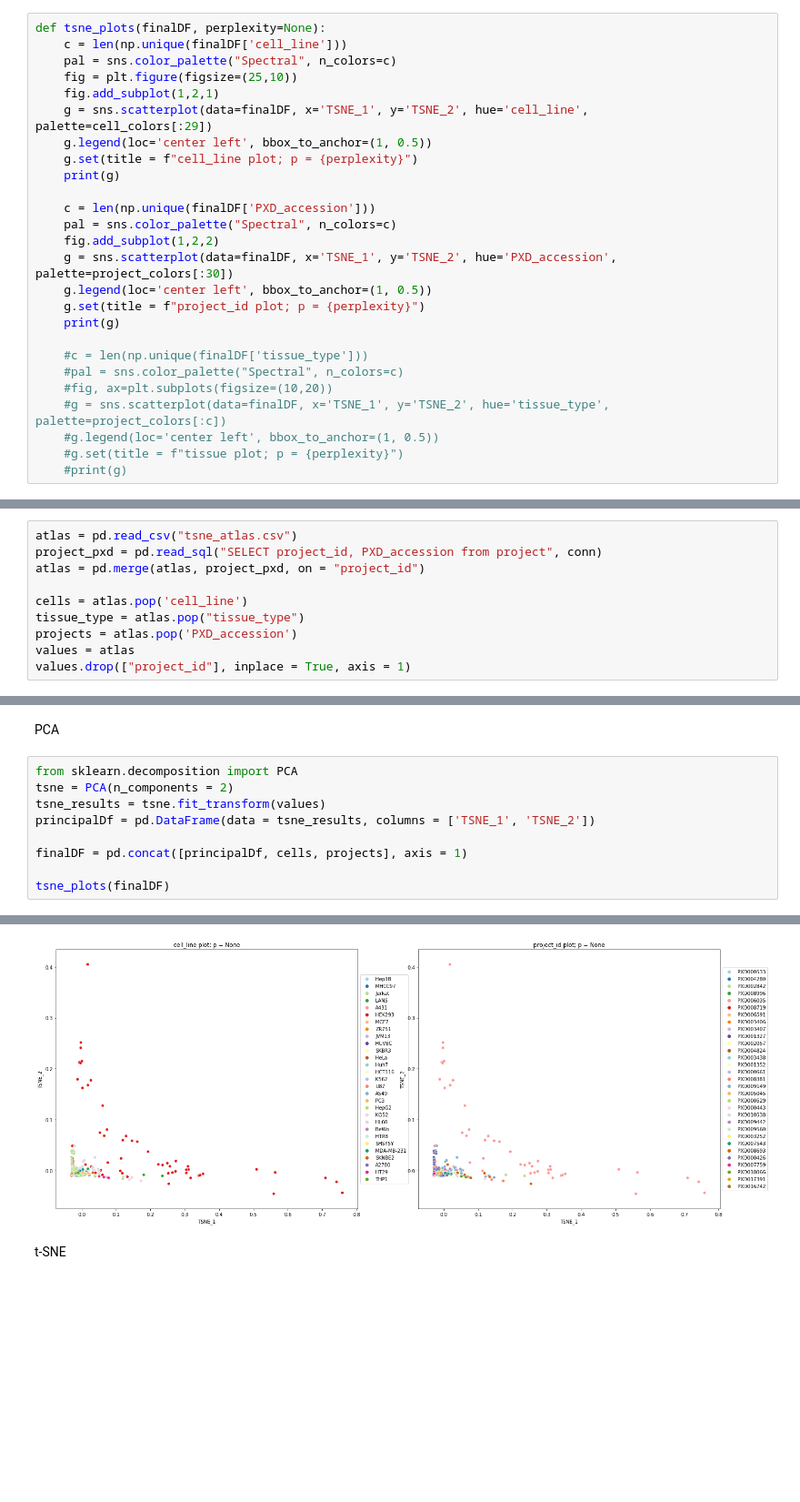
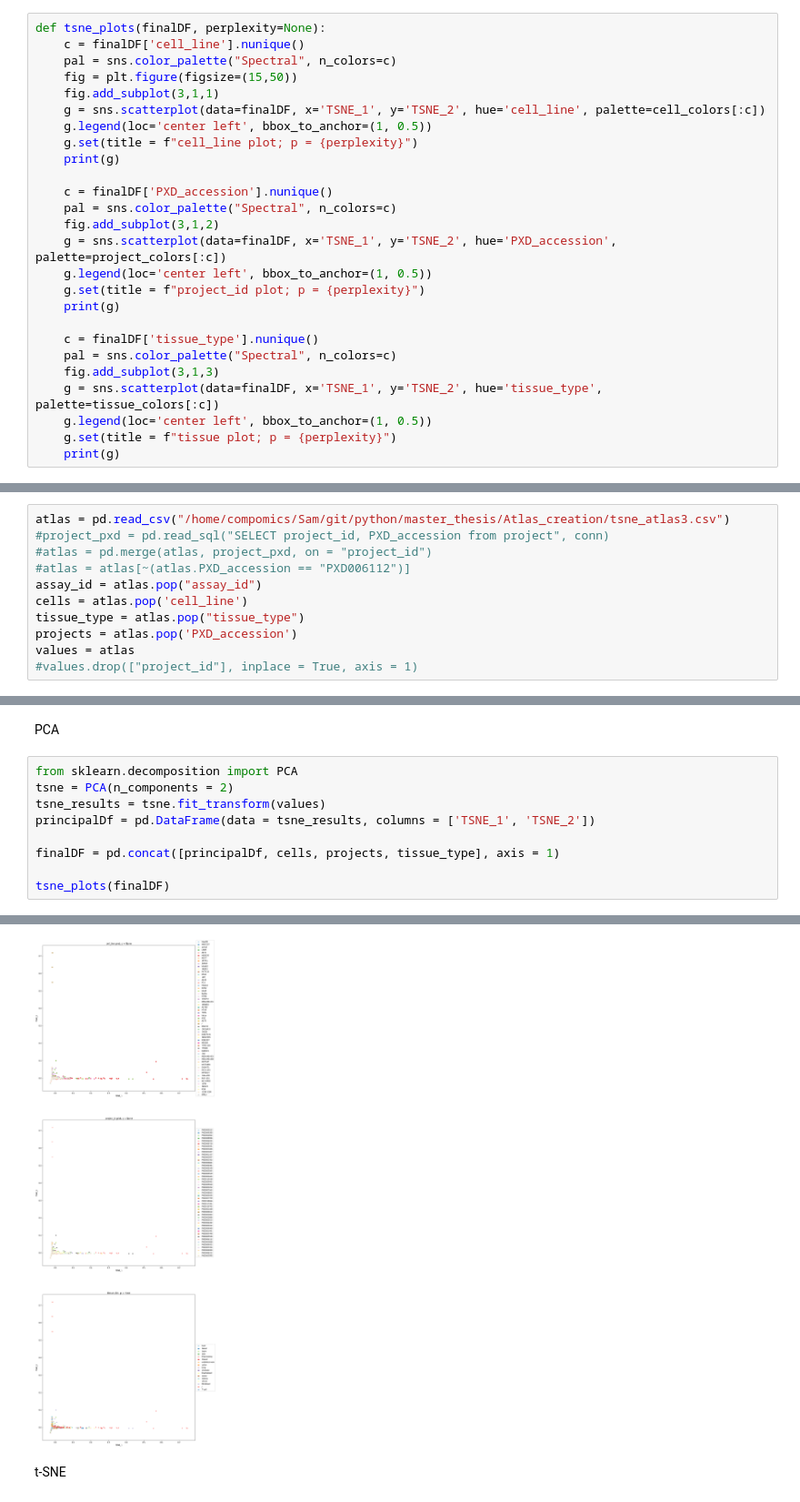
Before and after one commit to SamvPy/Master_thesis_AJ_22_23, a Jupyter notebook: master_thesis/Atlas_analysis/t-SNE_plot.ipynb, the cells around one changed output, grey strips where cells are left out. Shown at 91% size. Saved outputs shown, nothing was run; the diff lists cells and outputs as text; blank space fills up the shorter version.

```diff
--- a/master_thesis/Atlas_analysis/t-SNE_plot.ipynb
+++ b/master_thesis/Atlas_analysis/t-SNE_plot.ipynb
@@ -19,42 +21,43 @@ else:
 connection succesfull
 # %%
 def tsne_plots(finalDF, perplexity=None):
-    c = len(np.unique(finalDF['cell_line']))
+    c = finalDF['cell_line'].nunique()
     pal = sns.color_palette("Spectral", n_colors=c)
-    fig = plt.figure(figsize=(25,10))
-    fig.add_subplot(1,2,1)
-    g = sns.scatterplot(data=finalDF, x='TSNE_1', y='TSNE_2', hue='cell_line', palette=cell_colors[:29])
+    fig = plt.figure(figsize=(15,50))
+    fig.add_subplot(3,1,1)
+    g = sns.scatterplot(data=finalDF, x='TSNE_1', y='TSNE_2', hue='cell_line', palette=cell_colors[:c])
     g.legend(loc='center left', bbox_to_anchor=(1, 0.5))
     g.set(title = f"cell_line plot; p = {perplexity}")
     print(g)
 
-    c = len(np.unique(finalDF['PXD_accession']))
+    c = finalDF['PXD_accession'].nunique()
     pal = sns.color_palette("Spectral", n_colors=c)
-    fig.add_subplot(1,2,2)
-    g = sns.scatterplot(data=finalDF, x='TSNE_1', y='TSNE_2', hue='PXD_accession', palette=project_colors[:30])
+    fig.add_subplot(3,1,2)
+    g = sns.scatterplot(data=finalDF, x='TSNE_1', y='TSNE_2', hue='PXD_accession', palette=project_colors[:c])
     g.legend(loc='center left', bbox_to_anchor=(1, 0.5))
     g.set(title = f"project_id plot; p = {perplexity}")
     print(g)
 
-    #c = len(np.unique(finalDF['tissue_type']))
-    #pal = sns.color_palette("Spectral", n_colors=c)
-    #fig, ax=plt.subplots(figsize=(10,20))
-    #g = sns.scatterplot(data=finalDF, x='TSNE_1', y='TSNE_2', hue='tissue_type', palette=project_colors[:c])
-    #g.legend(loc='center left', bbox_to_anchor=(1, 0.5))
-    #g.set(title = f"tissue plot; p = {perplexity}")
-    #print(g)
+    c = finalDF['tissue_type'].nunique()
+    pal = sns.color_palette("Spectral", n_colors=c)
+    fig.add_subplot(3,1,3)
+    g = sns.scatterplot(data=finalDF, x='TSNE_1', y='TSNE_2', hue='tissue_type', palette=tissue_colors[:c])
+    g.legend(loc='center left', bbox_to_anchor=(1, 0.5))
+    g.set(title = f"tissue plot; p = {perplexity}")
+    print(g)
 # %% [markdown]
 ### For original dataset (NSAF_atlas.ipynb)
 # %%
-atlas = pd.read_csv("tsne_atlas.csv")
-project_pxd = pd.read_sql("SELECT project_id, PXD_accession from project", conn)
-atlas = pd.merge(atlas, project_pxd, on = "project_id")
-
+atlas = pd.read_csv("/home/compomics/Sam/git/python/master_thesis/Atlas_creation/tsne_atlas3.csv")
+#project_pxd = pd.read_sql("SELECT project_id, PXD_accession from project", conn)
+#atlas = pd.merge(atlas, project_pxd, on = "project_id")
+#atlas = atlas[~(atlas.PXD_accession == "PXD006112")]
+assay_id = atlas.pop("assay_id")
 cells = atlas.pop('cell_line')
 tissue_type = atlas.pop("tissue_type")
 projects = atlas.pop('PXD_accession')
 values = atlas
-values.drop(["project_id"], inplace = True, axis = 1)
+#values.drop(["project_id"], inplace = True, axis = 1)
 # %%
 palettes = ['Paired', 'Set3', 'Dark2', 'Accent', 'Pastel1', 'Pastel2', 'Spectral']
 cell_colors = []
@@ -92,7 +108,7 @@ tsne = PCA(n_components = 2)
 tsne_results = tsne.fit_transform(values)
 principalDf = pd.DataFrame(data = tsne_results, columns = ['TSNE_1', 'TSNE_2'])
 
-finalDF = pd.concat([principalDf, cells, projects], axis = 1)
+finalDF = pd.concat([principalDf, cells, projects, tissue_type], axis = 1)
 
 tsne_plots(finalDF)
 # %% [output]
@@ -101,4 +118,4 @@ AxesSubplot(0.547727,0.125;0.352273x0.755)
-[figure, old version]
+[figure, new version]
 # %% [markdown]
 t-SNE
 # %%
```
Also changed, not shown: parts of 15 cells of this notebook, 16 other files.
